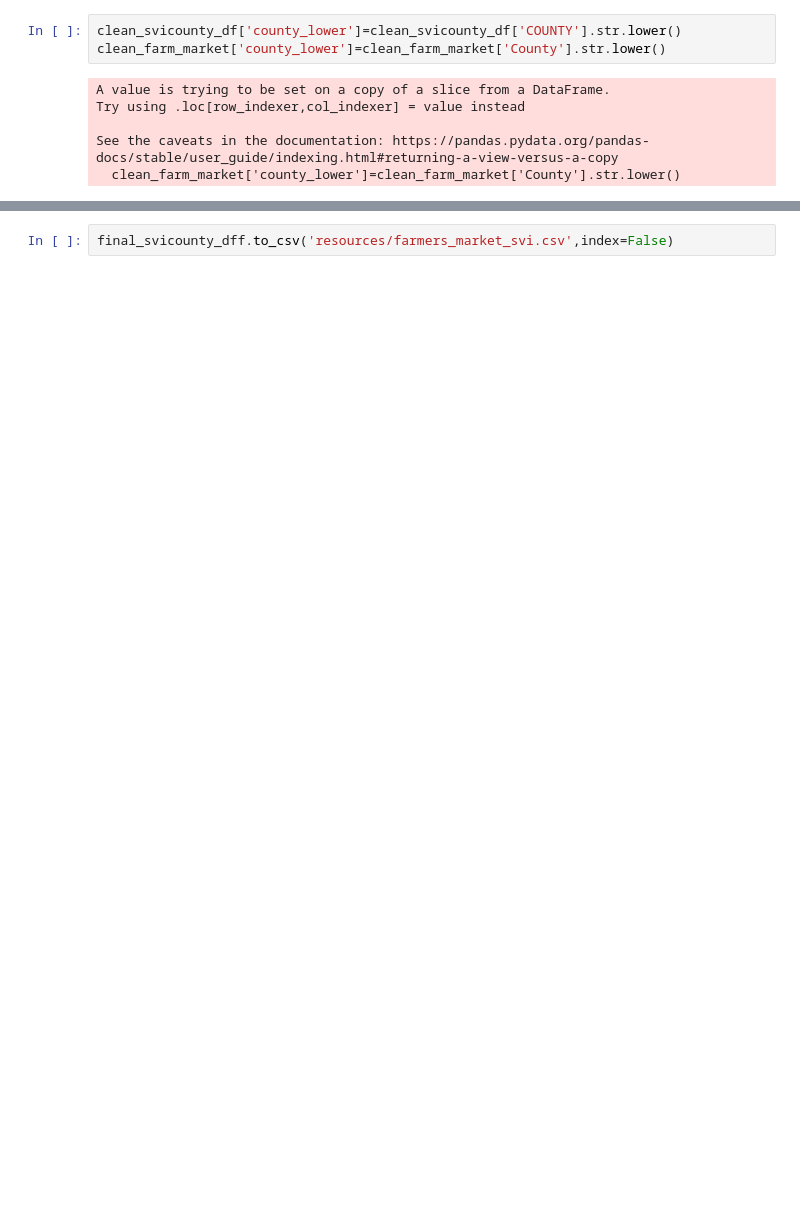
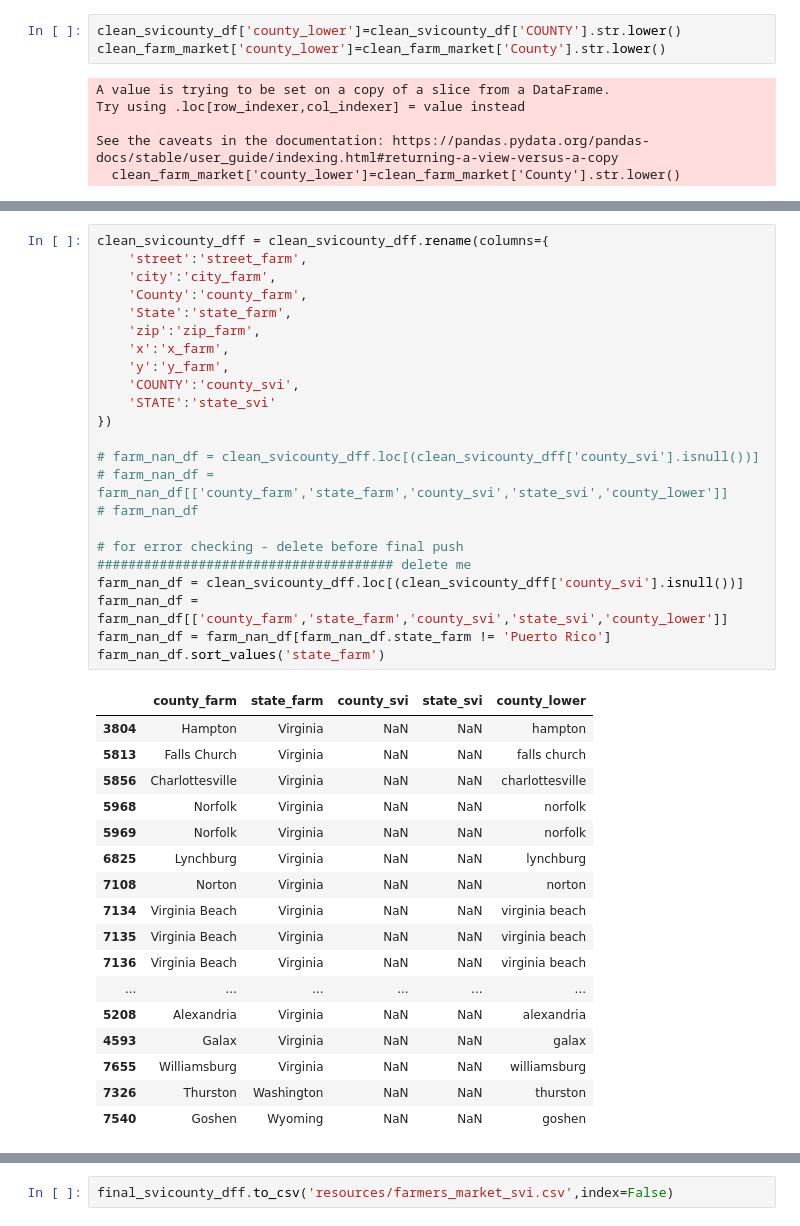
Before and after one commit to CantStopWontStop/farmers_market, a Jupyter notebook: farmers_market.ipynb, the cells around one changed output, grey strips where cells are left out. Drawn from its saved outputs; the diff is of its cells as text; blank space fills up the shorter version.

```diff
--- a/farmers_market.ipynb
+++ b/farmers_market.ipynb
@@ -149,2 +178,42 @@ clean_svicounty_dff
+# %%
+clean_svicounty_dff = clean_svicounty_dff.rename(columns={
+    'street':'street_farm',
+    'city':'city_farm',
+    'County':'county_farm',
+    'State':'state_farm',
+    'zip':'zip_farm',
+    'x':'x_farm',
+    'y':'y_farm',
+    'COUNTY':'county_svi',
+    'STATE':'state_svi'
+})
+
+# farm_nan_df = clean_svicounty_dff.loc[(clean_svicounty_dff['county_svi'].isnull())]
+# farm_nan_df = farm_nan_df[['county_farm','state_farm','county_svi','state_svi','county_lower']]
+# farm_nan_df
+
+# for error checking - delete before final push ###################################### delete me
+farm_nan_df = clean_svicounty_dff.loc[(clean_svicounty_dff['county_svi'].isnull())]
+farm_nan_df = farm_nan_df[['county_farm','state_farm','county_svi','state_svi','county_lower']]
+farm_nan_df = farm_nan_df[farm_nan_df.state_farm != 'Puerto Rico']
+farm_nan_df.sort_values('state_farm')
+# %% [output]
+|  | county_farm | state_farm | county_svi | state_svi | county_lower |
+| 3804 | Hampton | Virginia | NaN | NaN | hampton |
+| 5813 | Falls Church | Virginia | NaN | NaN | falls church |
+| 5856 | Charlottesville | Virginia | NaN | NaN | charlottesville |
+| 5968 | Norfolk | Virginia | NaN | NaN | norfolk |
+| 5969 | Norfolk | Virginia | NaN | NaN | norfolk |
+| 6825 | Lynchburg | Virginia | NaN | NaN | lynchburg |
+| 7108 | Norton | Virginia | NaN | NaN | norton |
+| 7134 | Virginia Beach | Virginia | NaN | NaN | virginia beach |
+| 7135 | Virginia Beach | Virginia | NaN | NaN | virginia beach |
+| 7136 | Virginia Beach | Virginia | NaN | NaN | virginia beach |
+| ... | ... | ... | ... | ... | ... |
+| 5208 | Alexandria | Virginia | NaN | NaN | alexandria |
+| 4593 | Galax | Virginia | NaN | NaN | galax |
+| 7655 | Williamsburg | Virginia | NaN | NaN | williamsburg |
+| 7326 | Thurston | Washington | NaN | NaN | thurston |
+| 7540 | Goshen | Wyoming | NaN | NaN | goshen |
 # %%
 
```
Also changed, not shown: parts of 10 cells of this notebook.
